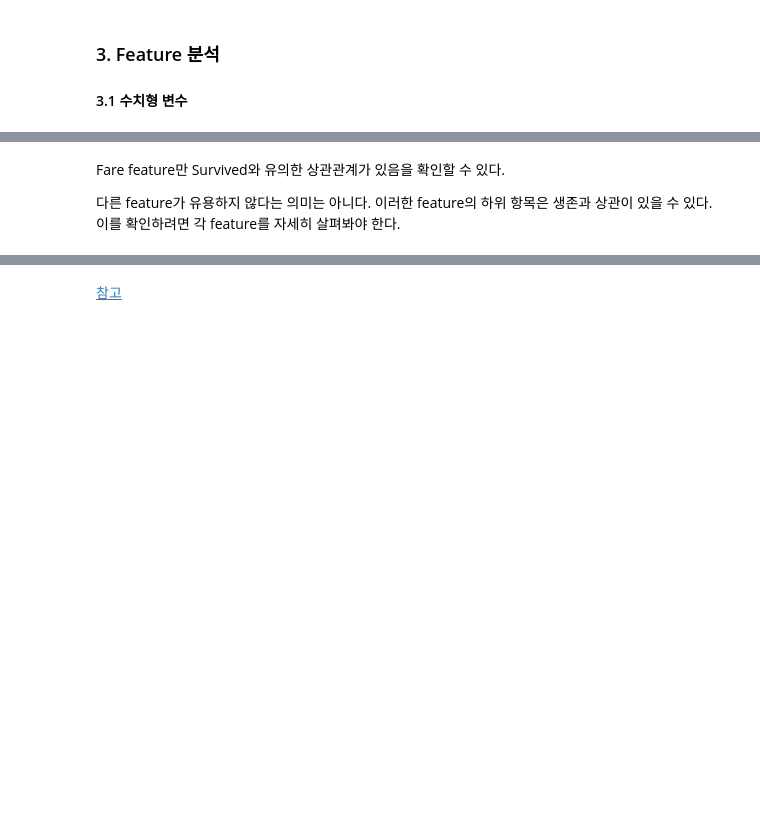
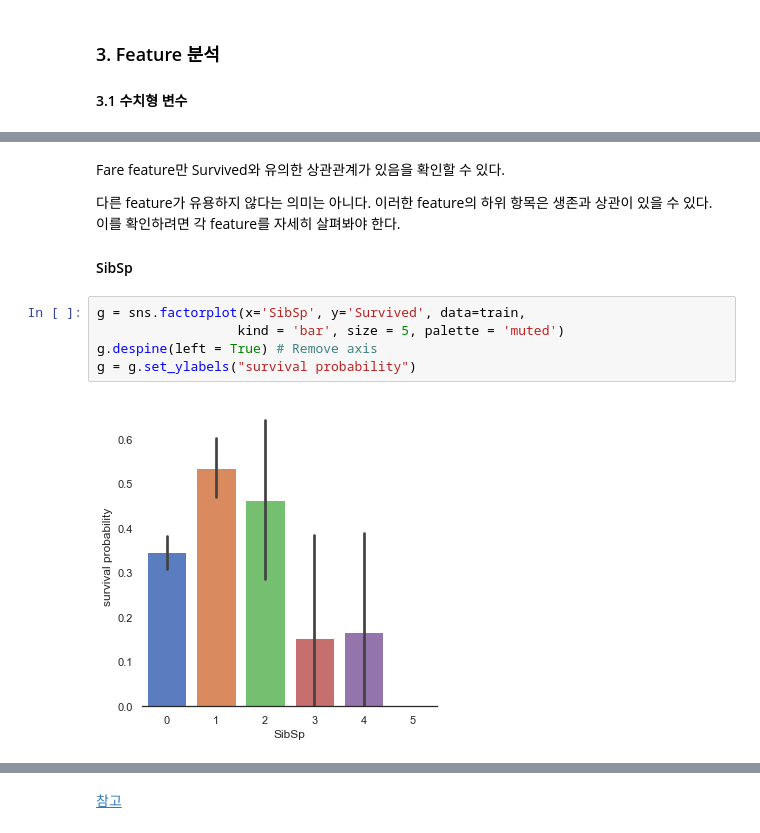
Before and after one commit to sunnight9507/Kaggle, a Jupyter notebook: Titanic/Titanic Top 4% with ensemble modeling.ipynb, the cells around one changed output, grey strips where cells are left out. Saved outputs shown, nothing was run; the diff lists cells and outputs as text; blank space fills up the shorter version.

```diff
--- a/Titanic/Titanic Top 4% with ensemble modeling.ipynb
+++ b/Titanic/Titanic Top 4% with ensemble modeling.ipynb
@@ -242,3 +244,12 @@ g = sns.heatmap(train[["Survived","SibSp","Parch","Age","Fare"]].corr(),
 Fare feature만 Survived와 유의한 상관관계가 있음을 확인할 수 있다.
 
 다른 feature가 유용하지 않다는 의미는 아니다. 이러한 feature의 하위 항목은 생존과 상관이 있을 수 있다. 이를 확인하려면 각 feature를 자세히 살펴봐야 한다.
+
+#### SibSp
+# %%
+g = sns.factorplot(x='SibSp', y='Survived', data=train,
+                  kind = 'bar', size = 5, palette = 'muted')
+g.despine(left = True) # Remove axis
+g = g.set_ylabels("survival probability")
+# %% [output]
+[figure, added]
```
Also changed, not shown: parts of 19 cells of this notebook.
